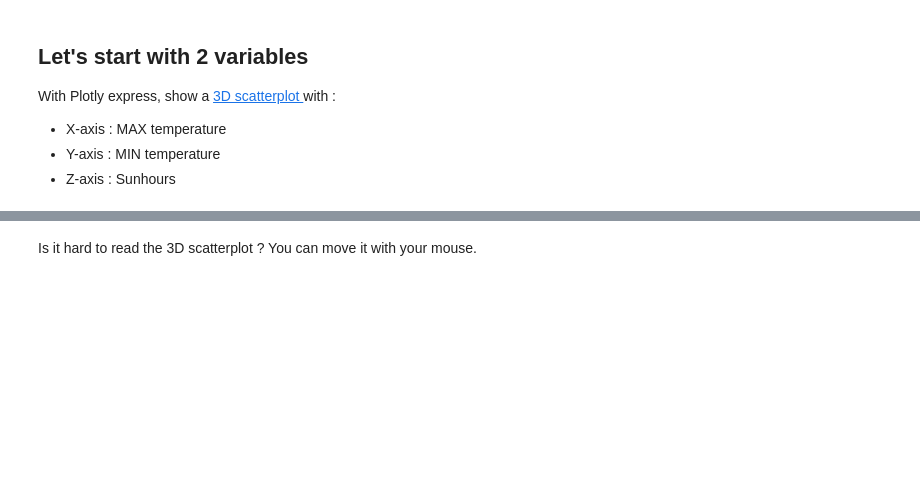
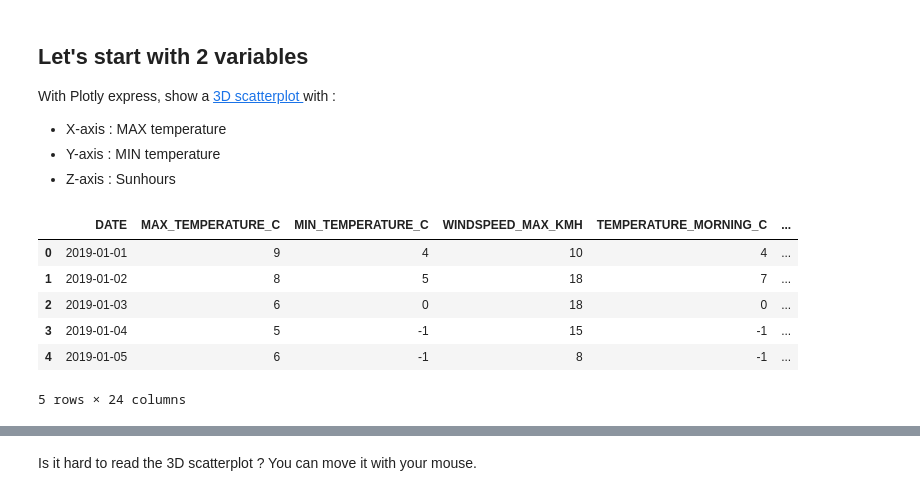
Before and after one commit to ziedjouini/machine-learning, a Jupyter notebook: Linear_regression_2_Multivariate.ipynb, the cells around one changed output, grey strips where cells are left out. Saved outputs shown, nothing was run; the diff lists cells and outputs as text; code cells hidden in the pictures; blank space fills up the shorter version.

```diff
--- a/Linear_regression_2_Multivariate.ipynb
+++ b/Linear_regression_2_Multivariate.ipynb
@@ -39,6 +24,16 @@ With Plotly express, show a [3D scatterplot ](https://plotly.com/python/plotly-e
 - X-axis : MAX temperature
 - Y-axis : MIN temperature
 - Z-axis : Sunhours
+# %%
+df_weather.head()
+# %% [output]
+|  | DATE | MAX_TEMPERATURE_C | MIN_TEMPERATURE_C | WINDSPEED_MAX_KMH | TEMPERATURE_MORNING_C | ... |
+| 0 | 2019-01-01 | 9 | 4 | 10 | 4 | ... |
+| 1 | 2019-01-02 | 8 | 5 | 18 | 7 | ... |
+| 2 | 2019-01-03 | 6 | 0 | 18 | 0 | ... |
+| 3 | 2019-01-04 | 5 | -1 | 15 | -1 | ... |
+| 4 | 2019-01-05 | 6 | -1 | 8 | -1 | ... |
+5 rows × 24 columns
 # %%
 # Complete x, y and z in the script below:
 px.scatter_3d(x = 'MAX_TEMPERATURE_C',
```
Also changed, not shown: parts of 13 cells of this notebook.
